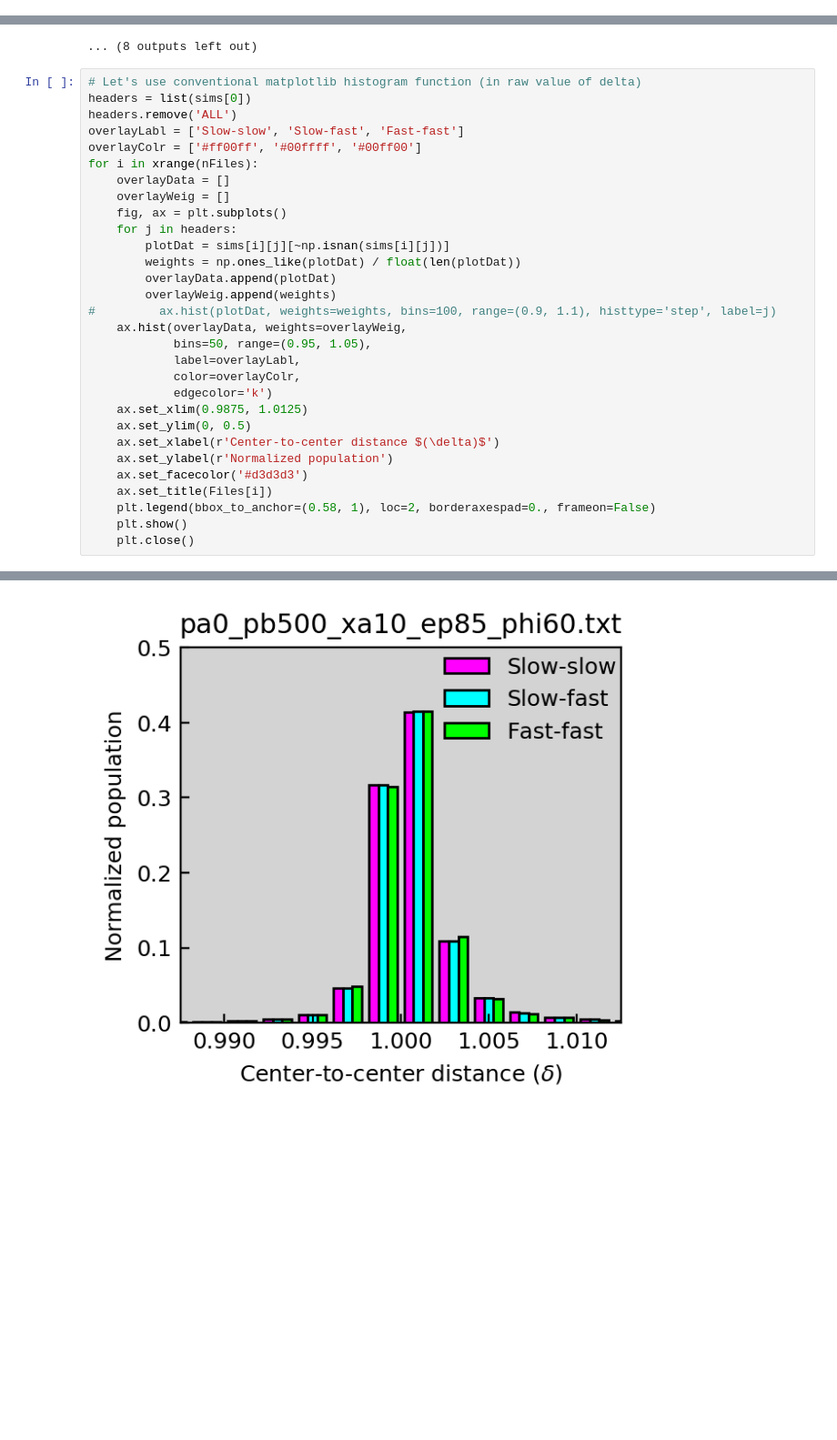
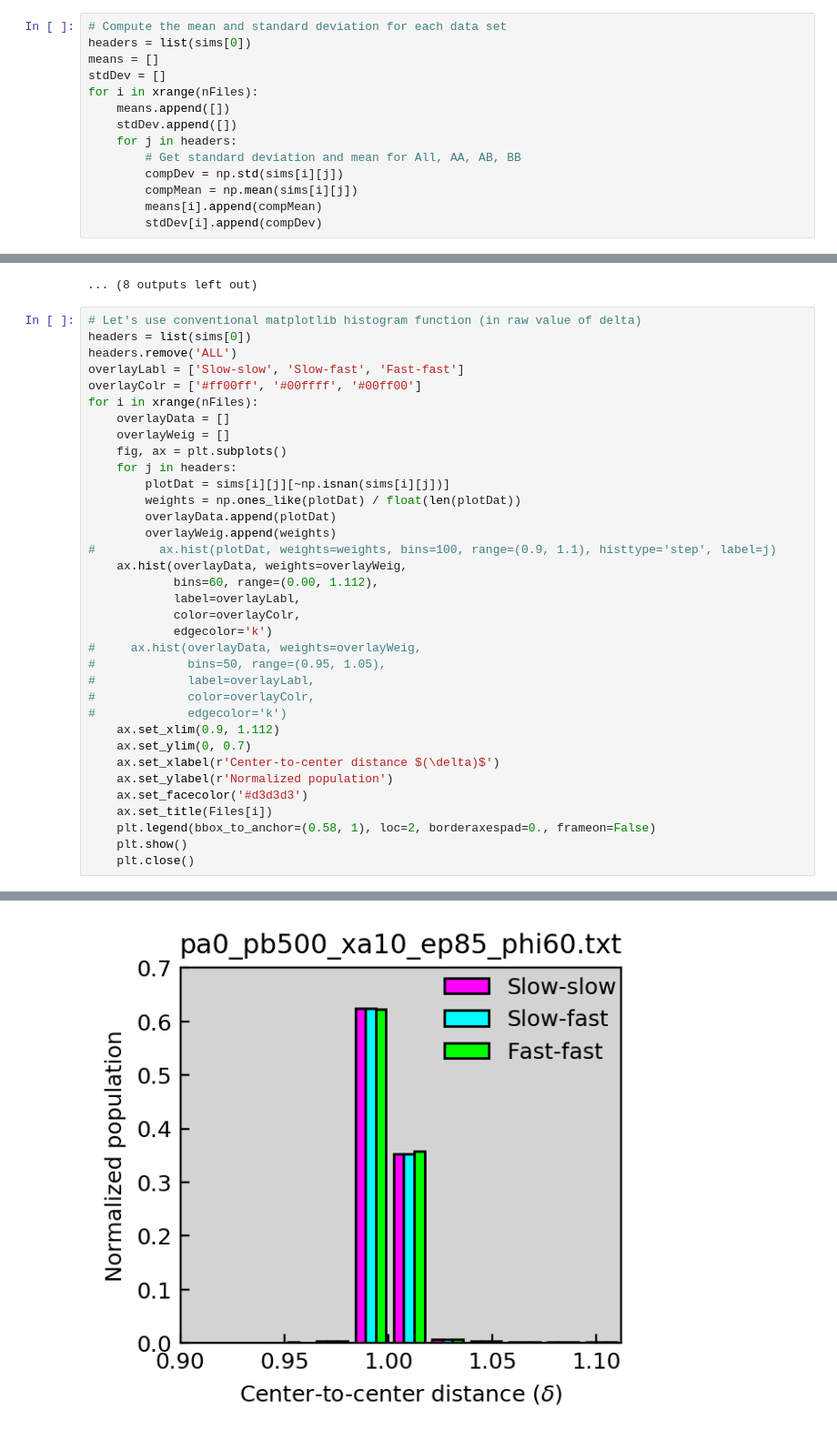
Before and after one commit to kolbt/whingdingdilly, a Jupyter notebook: ipython/weighted_epsilon/makeHists.ipynb, the cells around one changed output, grey strips where cells are left out. Shown at 91% size. Drawn from its saved outputs; the diff is of its cells as text; blank space fills up the shorter version.

```diff
--- a/ipython/weighted_epsilon/makeHists.ipynb
+++ b/ipython/weighted_epsilon/makeHists.ipynb
@@ -143,6 +143,20 @@ print(sims[0]['ALL'][0])
 #     plt.xlabel(r'Center-to-center distance $(\delta)$')
 #     plt.ylabel(r'Population')
 #     plt.show()
+# %%
+# Compute the mean and standard deviation for each data set
+headers = list(sims[0])
+means = []
+stdDev = []
+for i in xrange(nFiles):
+    means.append([])
+    stdDev.append([])
+    for j in headers:
+        # Get standard deviation and mean for All, AA, AB, BB
+        compDev = np.std(sims[i][j])
+        compMean = np.mean(sims[i][j])
+        means[i].append(compMean)
+        stdDev[i].append(compDev)
 # %%
 # Diameter histogram in terms of percent
 headers = list(sims[0])
@@ -206,12 +220,17 @@ for i in xrange(nFiles):
         overlayWeig.append(weights)
 #         ax.hist(plotDat, weights=weights, bins=100, range=(0.9, 1.1), histtype='step', label=j)
     ax.hist(overlayData, weights=overlayWeig,
-            bins=50, range=(0.95, 1.05),
+            bins=60, range=(0.00, 1.112),
             label=overlayLabl,
             color=overlayColr,
             edgecolor='k')
-    ax.set_xlim(0.9875, 1.0125)
-    ax.set_ylim(0, 0.5)
+#     ax.hist(overlayData, weights=overlayWeig,
+#             bins=50, range=(0.95, 1.05),
+#             label=overlayLabl,
+#             color=overlayColr,
+#             edgecolor='k')
+    ax.set_xlim(0.9, 1.112)
+    ax.set_ylim(0, 0.7)
     ax.set_xlabel(r'Center-to-center distance $(\delta)$')
     ax.set_ylabel(r'Normalized population')
     ax.set_facecolor('#d3d3d3')
@@ -224 +243 @@ for i in xrange(nFiles):
-[figure, old version]
+[figure, new version]
```
Also changed, not shown: parts of 2 cells of this notebook.
